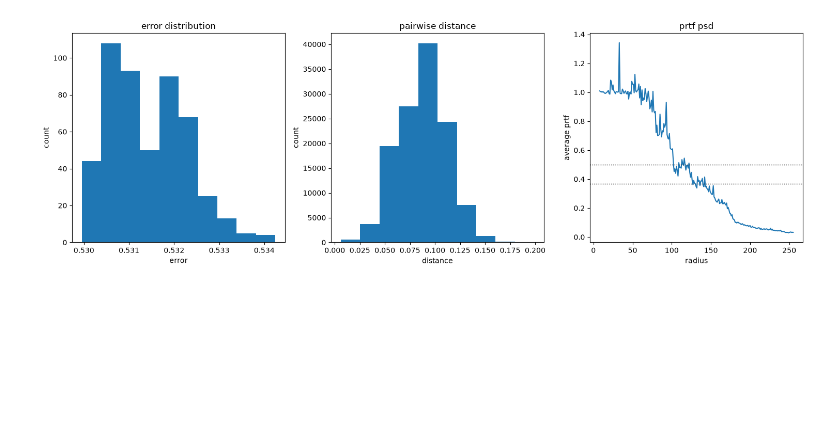
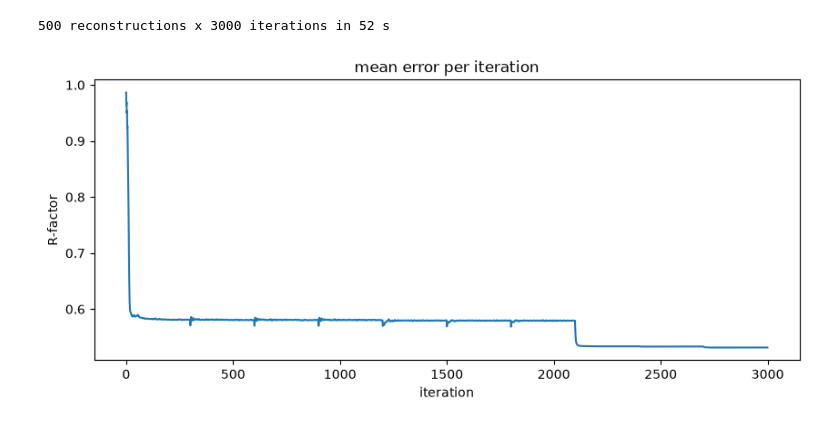
Before and after one commit to sungyun98/PhaseRetrieval, a Jupyter notebook: demo.ipynb, the cells around one changed output. Saved outputs shown, nothing was run; the diff lists cells and outputs as text; code cells hidden in the pictures; blank space fills up the shorter version.

```diff
--- a/demo.ipynb
+++ b/demo.ipynb
@@ -166,12 +107,0 @@ plt.show()
-# %%
-# conver results to numpy ndarray
-output = output.squeeze().numpy()
-path = path.numpy()
-# sort by minimum error
-error = np.amin(path, axis=1)
-order = np.argsort(error)
-output = output[order, :, :]
-path = path[order, :]
-error = error[order]
-# subpixel alignment
-output = SubpixelAlignment(output, ref=obj_gt, subpixel=10)
@@ -276,24 +108,21 @@ prtf_psd = PSD(prtf, mask=missing)
-# %%
-# plot metric
-plt.figure(figsize=(15, 5), dpi=100)
-plt.subplot(131)
-plt.hist(error)
-plt.xlabel("error")
-plt.ylabel("count")
-plt.title("error distribution")
-plt.subplot(132)
-plt.hist(dpair)
-plt.xlabel("distance")
-plt.ylabel("count")
-plt.title("pairwise distance")
-plt.subplot(133)
-plt.plot(prtf_psd)
-plt.axhline(0.5, color="k", linestyle=":", linewidth=1)
-plt.axhline(0.36788, color="k", linestyle=":", linewidth=1)
-plt.xlabel("radius")
-plt.ylabel("average prtf")
-plt.title("prtf psd")
-plt.tight_layout()
-plt.show()
-# %% [output]
-[figure, removed]
+# %%
+h, w = intensity.shape
+objects = torch.zeros(n_seeds, 1, h, w)
+error_path = torch.zeros(n_seeds, n_iter)
+t_start = time.time()
+for start in tqdm(range(0, n_seeds, batch_size)):
+    n = min(batch_size, n_seeds - start)
+    theta = torch.rand(n, 1, h, w) * 2 * math.pi
+    initial_phase = torch.polar(torch.ones_like(theta), theta).to(device)
+    output, path = iterator(n_iter, initial_phase, **params)
+    objects[start : start + n], error_path[start : start + n] = output.cpu(), path.cpu()
+elapsed = time.time() - t_start
+print(f"{n_seeds} reconstructions x {n_iter} iterations in {elapsed:.0f} s")
+
+fig, ax = plt.subplots(figsize=(10, 4))
+ax.plot(error_path.mean(dim=0))
+ax.set(xlabel="iteration", ylabel="R-factor", title="mean error per iteration")
+plt.show()
+# %% [output]
+500 reconstructions x 3000 iterations in 52 s
+[figure, added]
```
Also changed, not shown: parts of 23 cells of this notebook, 1 other file.
